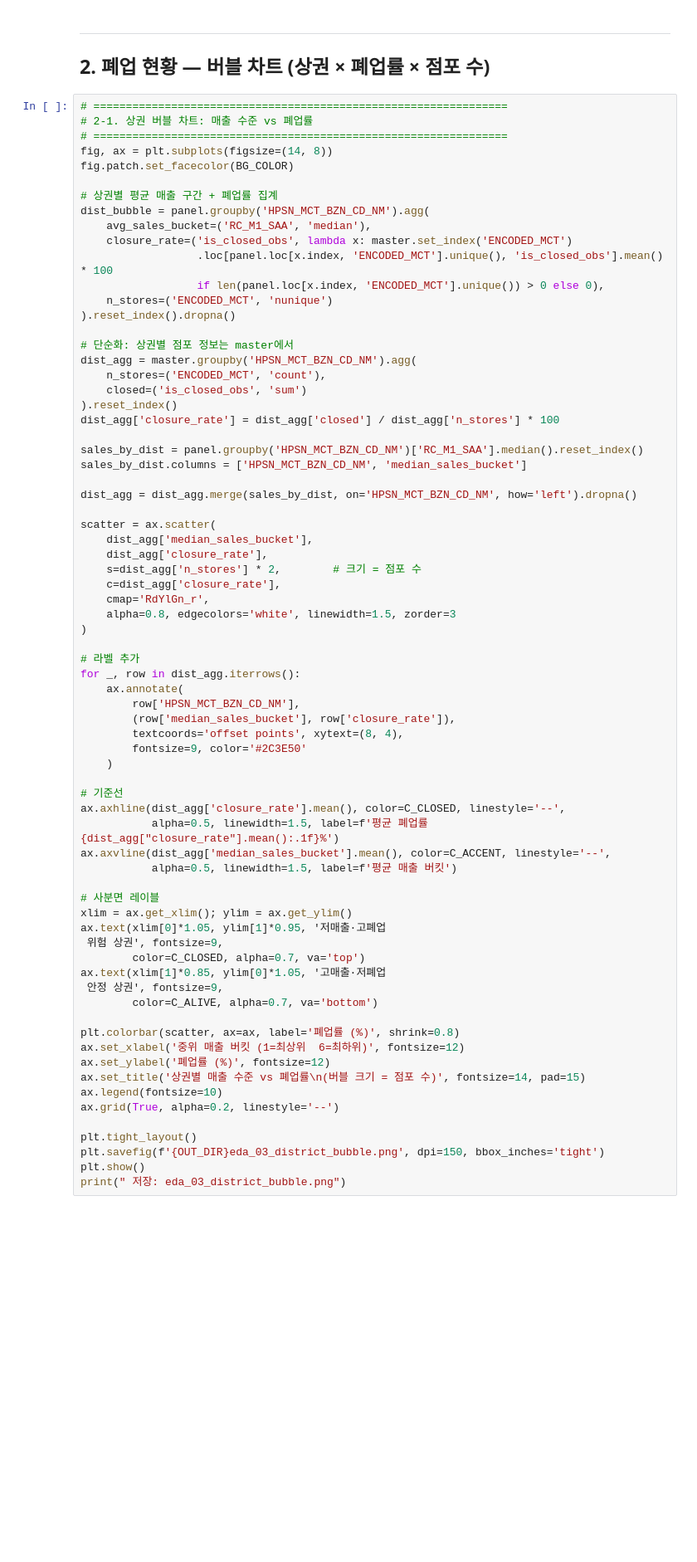
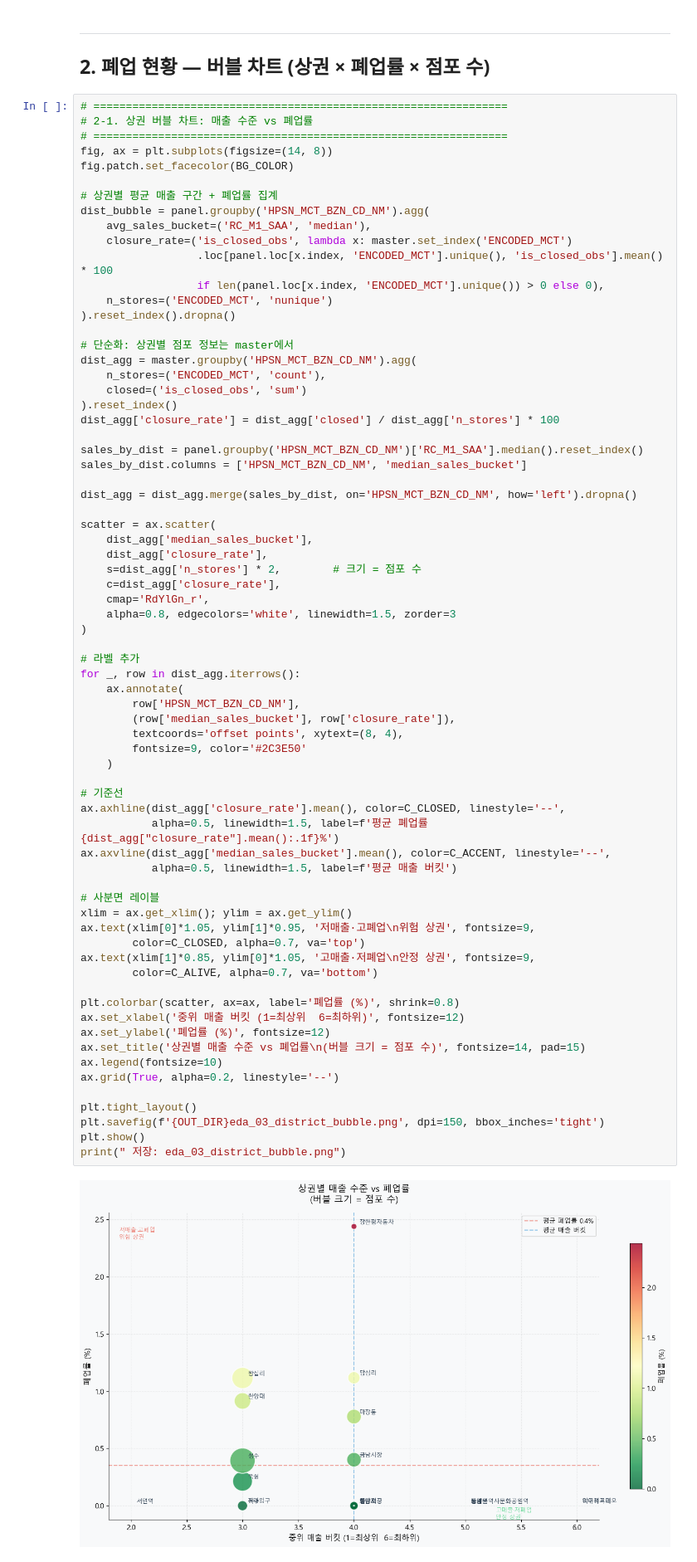
Before and after one commit to Broogun/bigcontest-2025-ews, a Jupyter notebook: notebooks/02_eda_analysis.ipynb, the cells around one changed output. Shown at 83% size. Cells and saved outputs as stored; diff of their text form; blank space fills up the shorter version.

```diff
--- a/notebooks/02_eda_analysis.ipynb
+++ b/notebooks/02_eda_analysis.ipynb
@@ -203,34 +214,34 @@ scatter = ax.scatter(
 for _, row in dist_agg.iterrows():
     ax.annotate(
         row['HPSN_MCT_BZN_CD_NM'],
         (row['median_sales_bucket'], row['closure_rate']),
         textcoords='offset points', xytext=(8, 4),
         fontsize=9, color='#2C3E50'
     )
 
 # 기준선
 ax.axhline(dist_agg['closure_rate'].mean(), color=C_CLOSED, linestyle='--',
            alpha=0.5, linewidth=1.5, label=f'평균 폐업률 {dist_agg["closure_rate"].mean():.1f}%')
 ax.axvline(dist_agg['median_sales_bucket'].mean(), color=C_ACCENT, linestyle='--',
            alpha=0.5, linewidth=1.5, label=f'평균 매출 버킷')
 
 # 사분면 레이블
 xlim = ax.get_xlim(); ylim = ax.get_ylim()
-ax.text(xlim[0]*1.05, ylim[1]*0.95, '저매출·고폐업
- 위험 상권', fontsize=9,
+ax.text(xlim[0]*1.05, ylim[1]*0.95, '저매출·고폐업\n위험 상권', fontsize=9,
         color=C_CLOSED, alpha=0.7, va='top')
-ax.text(xlim[1]*0.85, ylim[0]*1.05, '고매출·저폐업
- 안정 상권', fontsize=9,
+ax.text(xlim[1]*0.85, ylim[0]*1.05, '고매출·저폐업\n안정 상권', fontsize=9,
         color=C_ALIVE, alpha=0.7, va='bottom')
 
 plt.colorbar(scatter, ax=ax, label='폐업률 (%)', shrink=0.8)
 ax.set_xlabel('중위 매출 버킷 (1=최상위  6=최하위)', fontsize=12)
 ax.set_ylabel('폐업률 (%)', fontsize=12)
 ax.set_title('상권별 매출 수준 vs 폐업률\n(버블 크기 = 점포 수)', fontsize=14, pad=15)
 ax.legend(fontsize=10)
 ax.grid(True, alpha=0.2, linestyle='--')
 
 plt.tight_layout()
 plt.savefig(f'{OUT_DIR}eda_03_district_bubble.png', dpi=150, bbox_inches='tight')
 plt.show()
 print(" 저장: eda_03_district_bubble.png")
+# %% [output]
+[figure, added]
```
Also changed, not shown: parts of 11 cells of this notebook, 15 other files.
